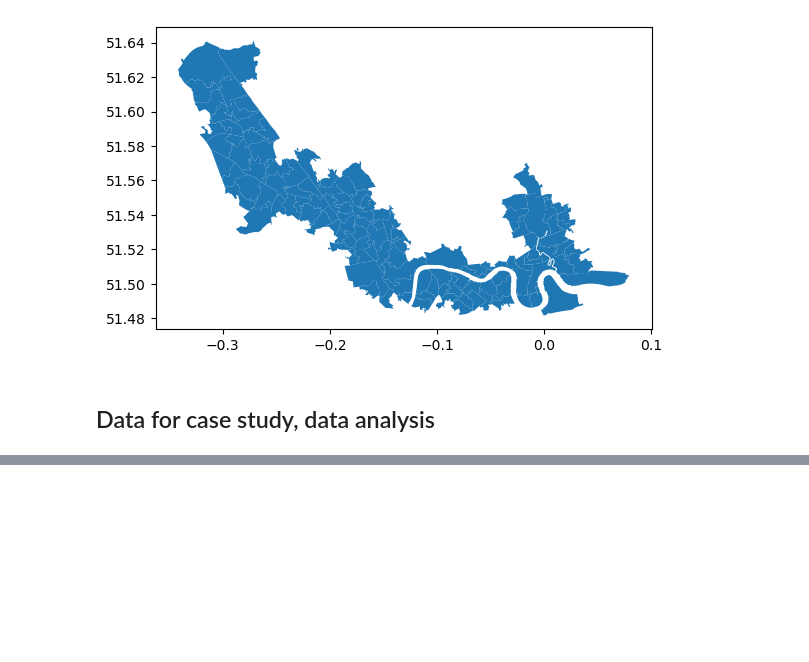
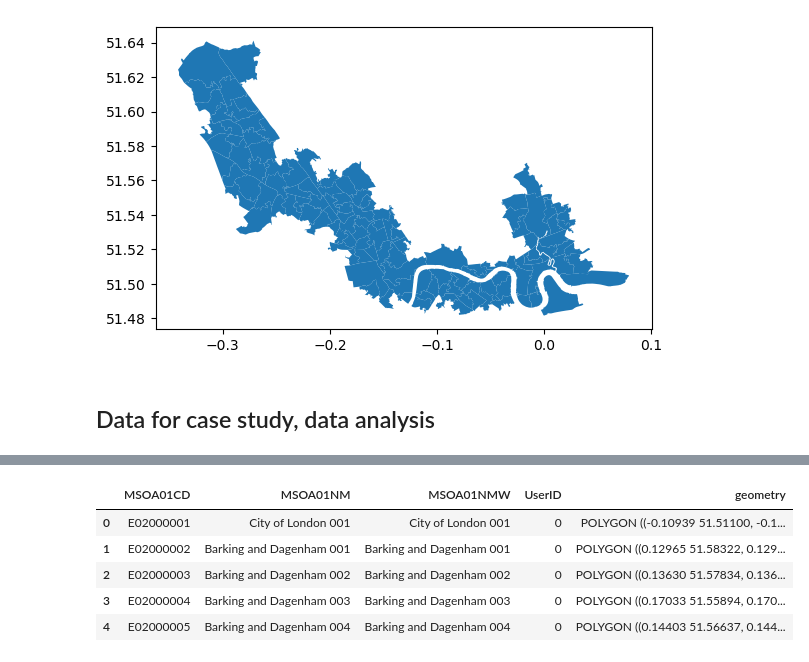
Before and after one commit to X-Fan-Jack/tube-empower-london-regeneration, a Jupyter notebook: data/0_data_factory.ipynb, the cells around one changed output, grey strips where cells are left out. Drawn from its saved outputs; the diff is of its cells as text; code cells hidden in the pictures; blank space fills up the shorter version.

```diff
--- a/data/0_data_factory.ipynb
+++ b/data/0_data_factory.ipynb
@@ -446,0 +444,11 @@ epsg:4326
+# %%
+#
+
+mosa_london_json.head(5)
+# %% [output]
+|  | MSOA01CD | MSOA01NM | MSOA01NMW | UserID | geometry |
+| 0 | E02000001 | City of London 001 | City of London 001 | 0 | POLYGON ((-0.10939 51.51100, -0.1... |
+| 1 | E02000002 | Barking and Dagenham 001 | Barking and Dagenham 001 | 0 | POLYGON ((0.12965 51.58322, 0.129... |
+| 2 | E02000003 | Barking and Dagenham 002 | Barking and Dagenham 002 | 0 | POLYGON ((0.13630 51.57834, 0.136... |
+| 3 | E02000004 | Barking and Dagenham 003 | Barking and Dagenham 003 | 0 | POLYGON ((0.17033 51.55894, 0.170... |
+| 4 | E02000005 | Barking and Dagenham 004 | Barking and Dagenham 004 | 0 | POLYGON ((0.14403 51.56637, 0.144... |
```
Also changed, not shown: parts of 3 cells of this notebook, 2 other files.
